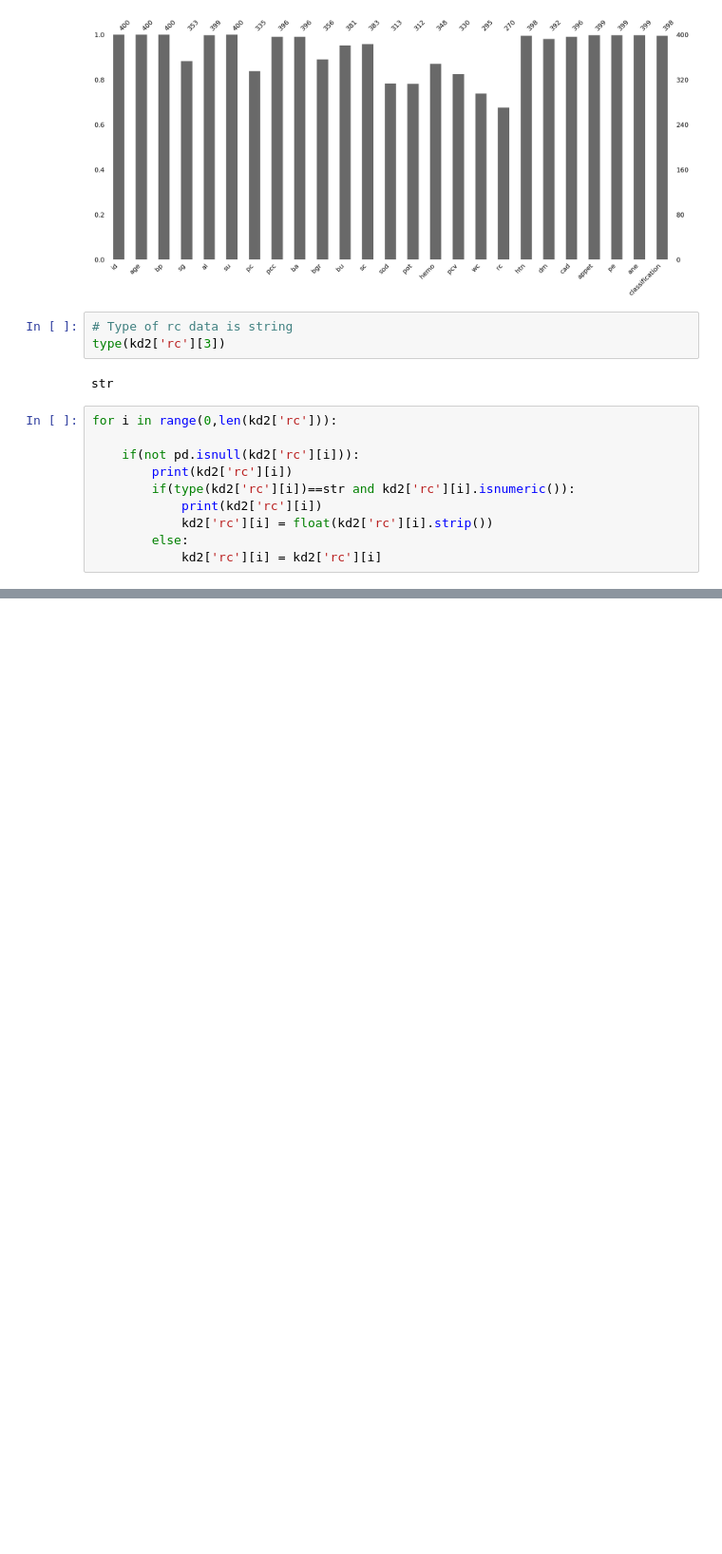
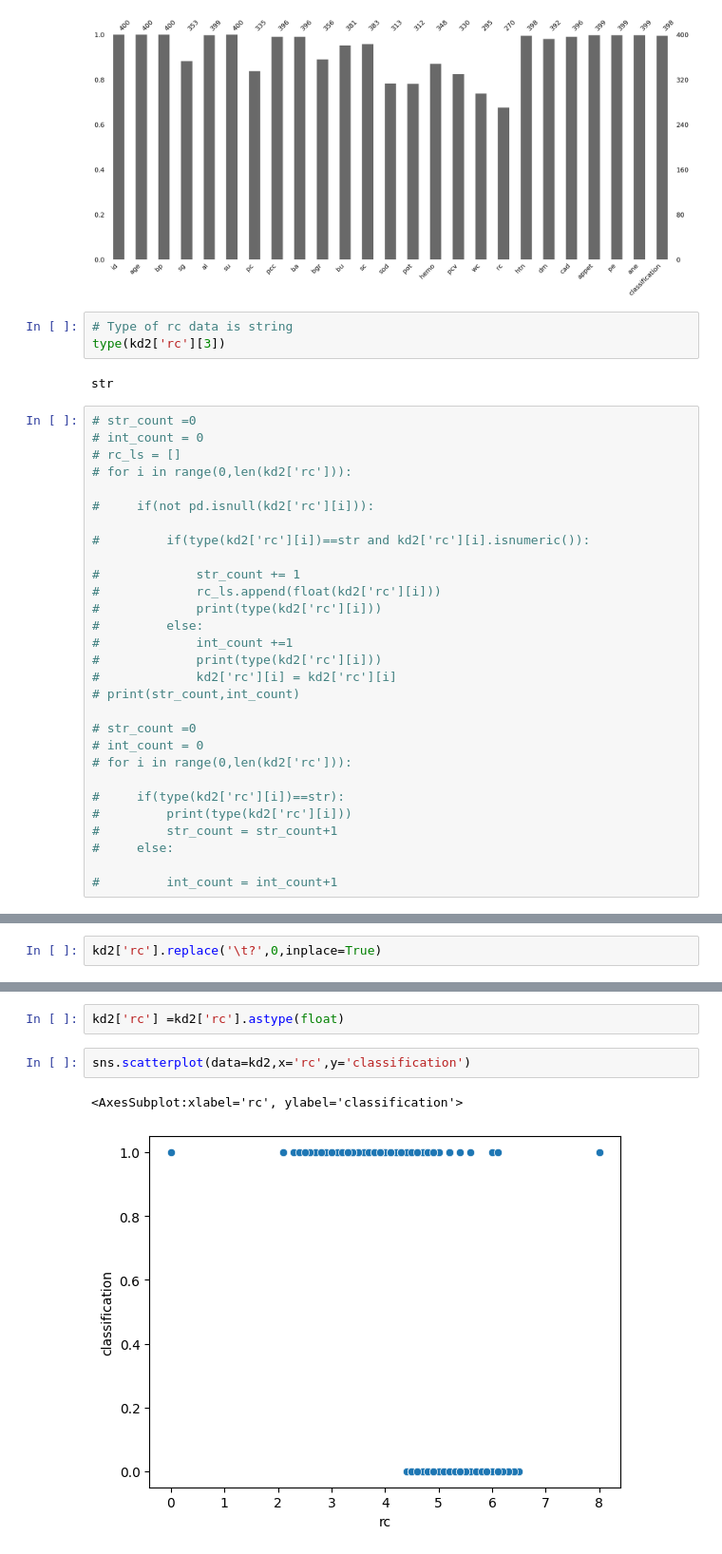
Before and after one commit to vedant202/Multiple-Deaseases-Prediction-App, a Jupyter notebook: Kidney_disease_prediction.ipynb, the cells around one changed output, grey strips where cells are left out. Shown at 95% size. Saved outputs shown, nothing was run; the diff lists cells and outputs as text; blank space fills up the shorter version.

```diff
--- a/Kidney_disease_prediction.ipynb
+++ b/Kidney_disease_prediction.ipynb
@@ -425,12 +425,31 @@ type(kd2['rc'][3])
 # %% [output]
 str
 # %%
-for i in range(0,len(kd2['rc'])):
+# str_count =0
+# int_count = 0
+# rc_ls = []
+# for i in range(0,len(kd2['rc'])):
 
-    if(not pd.isnull(kd2['rc'][i])):
-        print(kd2['rc'][i])
-        if(type(kd2['rc'][i])==str and kd2['rc'][i].isnumeric()):
-            print(kd2['rc'][i])
-            kd2['rc'][i] = float(kd2['rc'][i].strip())
-        else:
-            kd2['rc'][i] = kd2['rc'][i]
+#     if(not pd.isnull(kd2['rc'][i])):
+
+#         if(type(kd2['rc'][i])==str and kd2['rc'][i].isnumeric()):
+
+#             str_count += 1
+#             rc_ls.append(float(kd2['rc'][i]))
+#             print(type(kd2['rc'][i]))
+#         else:
+#             int_count +=1
+#             print(type(kd2['rc'][i]))
+#             kd2['rc'][i] = kd2['rc'][i]
+# print(str_count,int_count)
+
+# str_count =0
+# int_count = 0
+# for i in range(0,len(kd2['rc'])):
+
+#     if(type(kd2['rc'][i])==str):
+#         print(type(kd2['rc'][i]))
+#         str_count = str_count+1
+#     else:
+
+#         int_count = int_count+1
@@ -462,0 +456,2 @@ See the caveats in the documentation: https://pandas.pydata.org/pandas-docs/stab
+# %%
+kd2['rc'].replace('\t?',0,inplace=True)
@@ -462,0 +490,7 @@ See the caveats in the documentation: https://pandas.pydata.org/pandas-docs/stab
+# %%
+kd2['rc'] =kd2['rc'].astype(float)
+# %%
+sns.scatterplot(data=kd2,x='rc',y='classification')
+# %% [output]
+<AxesSubplot:xlabel='rc', ylabel='classification'>
+[figure, added]
```
Also changed, not shown: parts of 12 cells of this notebook.
